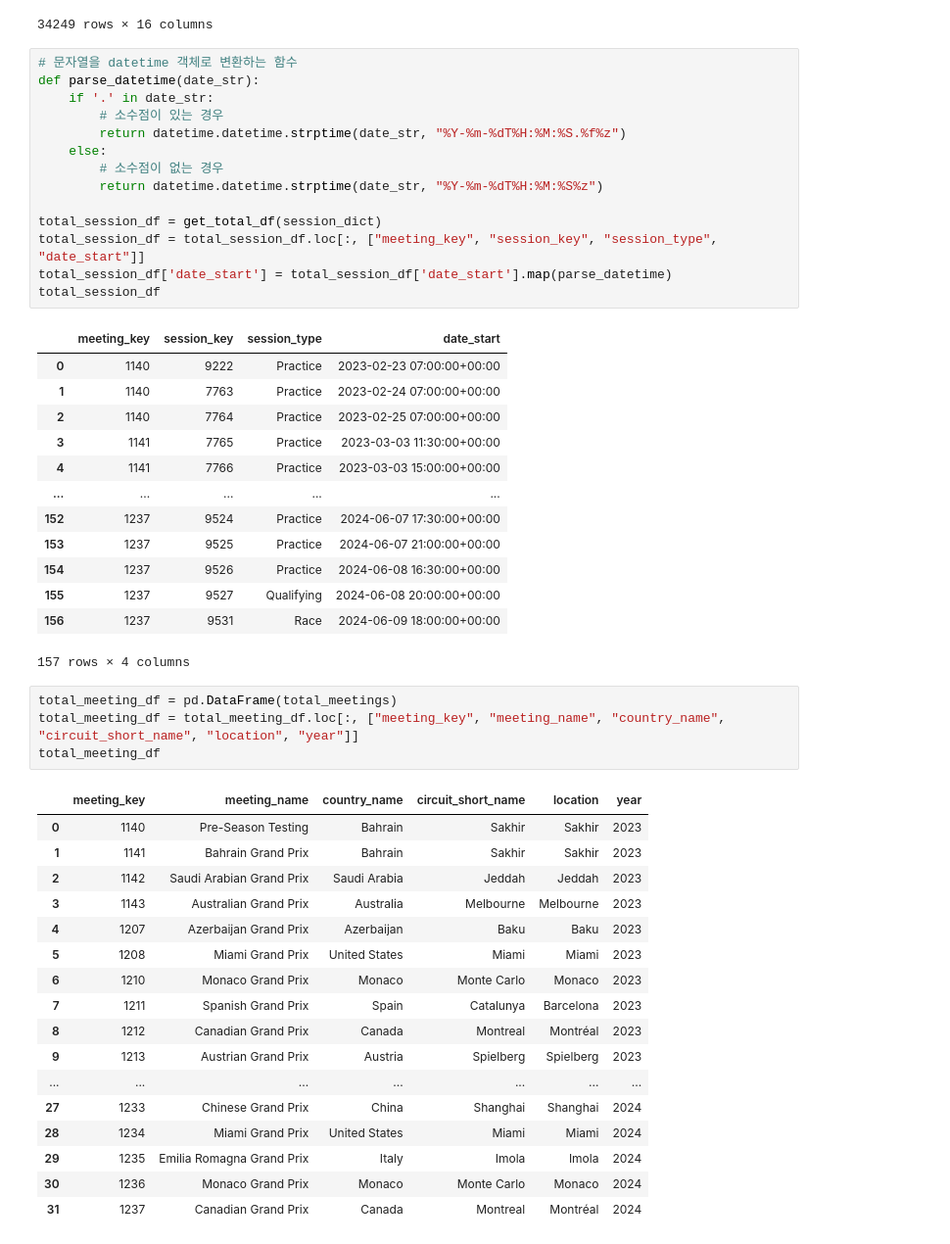
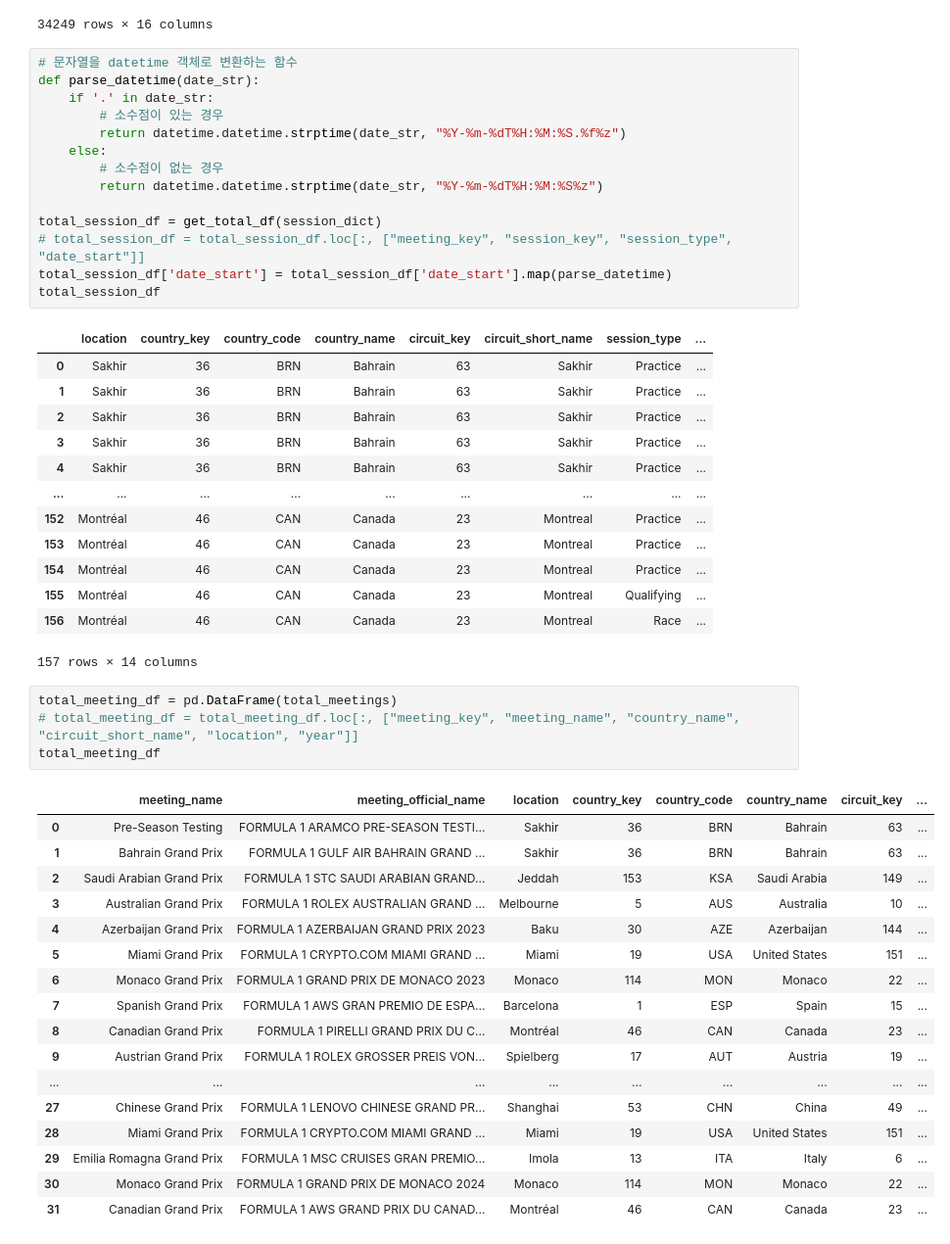
Before and after one commit to de-f1-analysis/raw_data, a Jupyter notebook: get_laps_meeting_session.ipynb, the cells around one changed output. Shown at 98% size. Saved outputs shown, nothing was run; the diff lists cells and outputs as text.

Commit message:
session과 meetings 테이블도 전처리 안하고 Raw 데이터를 추가하도록 변경

```diff
--- a/get_laps_meeting_session.ipynb
+++ b/get_laps_meeting_session.ipynb
@@ -64,42 +64,42 @@ def parse_datetime(date_str):
         return datetime.datetime.strptime(date_str, "%Y-%m-%dT%H:%M:%S%z")
 
 total_session_df = get_total_df(session_dict)
-total_session_df = total_session_df.loc[:, ["meeting_key", "session_key", "session_type", "date_start"]]
+# total_session_df = total_session_df.loc[:, ["meeting_key", "session_key", "session_type", "date_start"]]
 total_session_df['date_start'] = total_session_df['date_start'].map(parse_datetime)
 total_session_df
 # %% [output]
-|  | meeting_key | session_key | session_type | date_start |
-| 0 | 1140 | 9222 | Practice | 2023-02-23 07:00:00+00:00 |
-| 1 | 1140 | 7763 | Practice | 2023-02-24 07:00:00+00:00 |
-| 2 | 1140 | 7764 | Practice | 2023-02-25 07:00:00+00:00 |
-| 3 | 1141 | 7765 | Practice | 2023-03-03 11:30:00+00:00 |
-| 4 | 1141 | 7766 | Practice | 2023-03-03 15:00:00+00:00 |
-| ... | ... | ... | ... | ... |
-| 152 | 1237 | 9524 | Practice | 2024-06-07 17:30:00+00:00 |
-| 153 | 1237 | 9525 | Practice | 2024-06-07 21:00:00+00:00 |
-| 154 | 1237 | 9526 | Practice | 2024-06-08 16:30:00+00:00 |
-| 155 | 1237 | 9527 | Qualifying | 2024-06-08 20:00:00+00:00 |
-| 156 | 1237 | 9531 | Race | 2024-06-09 18:00:00+00:00 |
+|  | location | country_key | country_code | country_name | circuit_key | circuit_short_name | session_type | ... |
+| 0 | Sakhir | 36 | BRN | Bahrain | 63 | Sakhir | Practice | ... |
+| 1 | Sakhir | 36 | BRN | Bahrain | 63 | Sakhir | Practice | ... |
+| 2 | Sakhir | 36 | BRN | Bahrain | 63 | Sakhir | Practice | ... |
+| 3 | Sakhir | 36 | BRN | Bahrain | 63 | Sakhir | Practice | ... |
+| 4 | Sakhir | 36 | BRN | Bahrain | 63 | Sakhir | Practice | ... |
+| ... | ... | ... | ... | ... | ... | ... | ... | ... |
+| 152 | Montréal | 46 | CAN | Canada | 23 | Montreal | Practice | ... |
+| 153 | Montréal | 46 | CAN | Canada | 23 | Montreal | Practice | ... |
+| 154 | Montréal | 46 | CAN | Canada | 23 | Montreal | Practice | ... |
+| 155 | Montréal | 46 | CAN | Canada | 23 | Montreal | Qualifying | ... |
+| 156 | Montréal | 46 | CAN | Canada | 23 | Montreal | Race | ... |
-157 rows × 4 columns
+157 rows × 14 columns
 # %%
 total_meeting_df = pd.DataFrame(total_meetings)
-total_meeting_df = total_meeting_df.loc[:, ["meeting_key", "meeting_name", "country_name", "circuit_short_name", "location", "year"]]
+# total_meeting_df = total_meeting_df.loc[:, ["meeting_key", "meeting_name", "country_name", "circuit_short_name", "location", "year"]]
 total_meeting_df
 # %% [output]
-|  | meeting_key | meeting_name | country_name | circuit_short_name | location | year |
-| 0 | 1140 | Pre-Season Testing | Bahrain | Sakhir | Sakhir | 2023 |
-| 1 | 1141 | Bahrain Grand Prix | Bahrain | Sakhir | Sakhir | 2023 |
-| 2 | 1142 | Saudi Arabian Grand Prix | Saudi Arabia | Jeddah | Jeddah | 2023 |
-| 3 | 1143 | Australian Grand Prix | Australia | Melbourne | Melbourne | 2023 |
-| 4 | 1207 | Azerbaijan Grand Prix | Azerbaijan | Baku | Baku | 2023 |
-| 5 | 1208 | Miami Grand Prix | United States | Miami | Miami | 2023 |
-| 6 | 1210 | Monaco Grand Prix | Monaco | Monte Carlo | Monaco | 2023 |
-| 7 | 1211 | Spanish Grand Prix | Spain | Catalunya | Barcelona | 2023 |
-| 8 | 1212 | Canadian Grand Prix | Canada | Montreal | Montréal | 2023 |
-| 9 | 1213 | Austrian Grand Prix | Austria | Spielberg | Spielberg | 2023 |
-| ... | ... | ... | ... | ... | ... | ... |
-| 27 | 1233 | Chinese Grand Prix | China | Shanghai | Shanghai | 2024 |
-| 28 | 1234 | Miami Grand Prix | United States | Miami | Miami | 2024 |
-| 29 | 1235 | Emilia Romagna Grand Prix | Italy | Imola | Imola | 2024 |
-| 30 | 1236 | Monaco Grand Prix | Monaco | Monte Carlo | Monaco | 2024 |
-| 31 | 1237 | Canadian Grand Prix | Canada | Montreal | Montréal | 2024 |
+|  | meeting_name | meeting_official_name | location | country_key | country_code | country_name | circuit_key | ... |
+| 0 | Pre-Season Testing | FORMULA 1 ARAMCO PRE-SEASON TESTI... | Sakhir | 36 | BRN | Bahrain | 63 | ... |
+| 1 | Bahrain Grand Prix | FORMULA 1 GULF AIR BAHRAIN GRAND ... | Sakhir | 36 | BRN | Bahrain | 63 | ... |
+| 2 | Saudi Arabian Grand Prix | FORMULA 1 STC SAUDI ARABIAN GRAND... | Jeddah | 153 | KSA | Saudi Arabia | 149 | ... |
+| 3 | Australian Grand Prix | FORMULA 1 ROLEX AUSTRALIAN GRAND ... | Melbourne | 5 | AUS | Australia | 10 | ... |
+| 4 | Azerbaijan Grand Prix | FORMULA 1 AZERBAIJAN GRAND PRIX 2023 | Baku | 30 | AZE | Azerbaijan | 144 | ... |
+| 5 | Miami Grand Prix | FORMULA 1 CRYPTO.COM MIAMI GRAND ... | Miami | 19 | USA | United States | 151 | ... |
+| 6 | Monaco Grand Prix | FORMULA 1 GRAND PRIX DE MONACO 2023 | Monaco | 114 | MON | Monaco | 22 | ... |
+| 7 | Spanish Grand Prix | FORMULA 1 AWS GRAN PREMIO DE ESPA... | Barcelona | 1 | ESP | Spain | 15 | ... |
+| 8 | Canadian Grand Prix | FORMULA 1 PIRELLI GRAND PRIX DU C... | Montréal | 46 | CAN | Canada | 23 | ... |
+| 9 | Austrian Grand Prix | FORMULA 1 ROLEX GROSSER PREIS VON... | Spielberg | 17 | AUT | Austria | 19 | ... |
+| ... | ... | ... | ... | ... | ... | ... | ... | ... |
+| 27 | Chinese Grand Prix | FORMULA 1 LENOVO CHINESE GRAND PR... | Shanghai | 53 | CHN | China | 49 | ... |
+| 28 | Miami Grand Prix | FORMULA 1 CRYPTO.COM MIAMI GRAND ... | Miami | 19 | USA | United States | 151 | ... |
+| 29 | Emilia Romagna Grand Prix | FORMULA 1 MSC CRUISES GRAN PREMIO... | Imola | 13 | ITA | Italy | 6 | ... |
+| 30 | Monaco Grand Prix | FORMULA 1 GRAND PRIX DE MONACO 2024 | Monaco | 114 | MON | Monaco | 22 | ... |
+| 31 | Canadian Grand Prix | FORMULA 1 AWS GRAND PRIX DU CANAD... | Montréal | 46 | CAN | Canada | 23 | ... |
```
